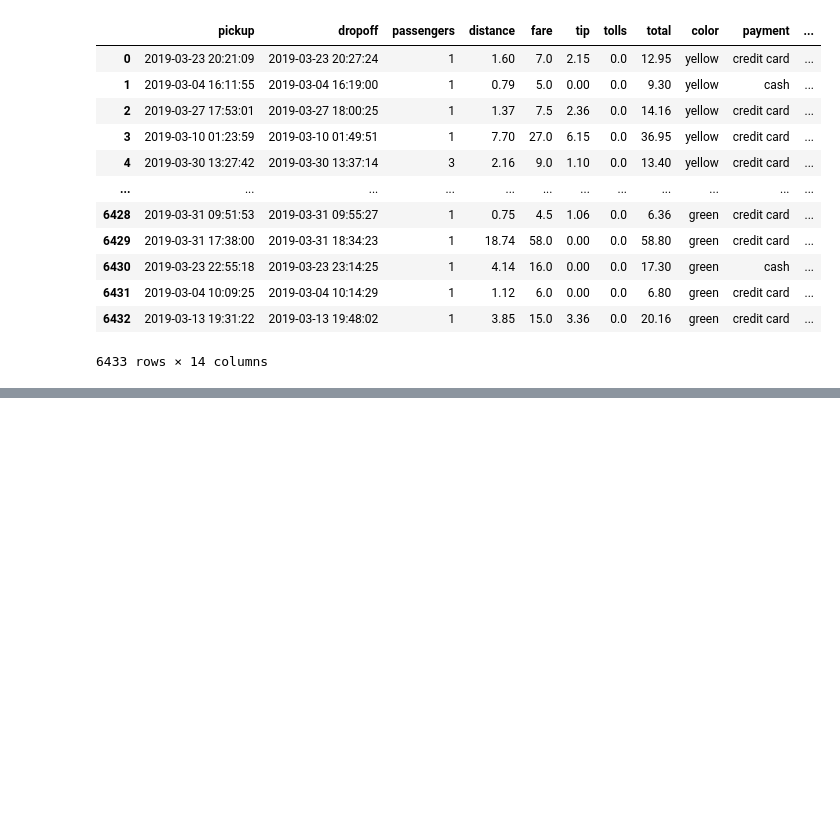
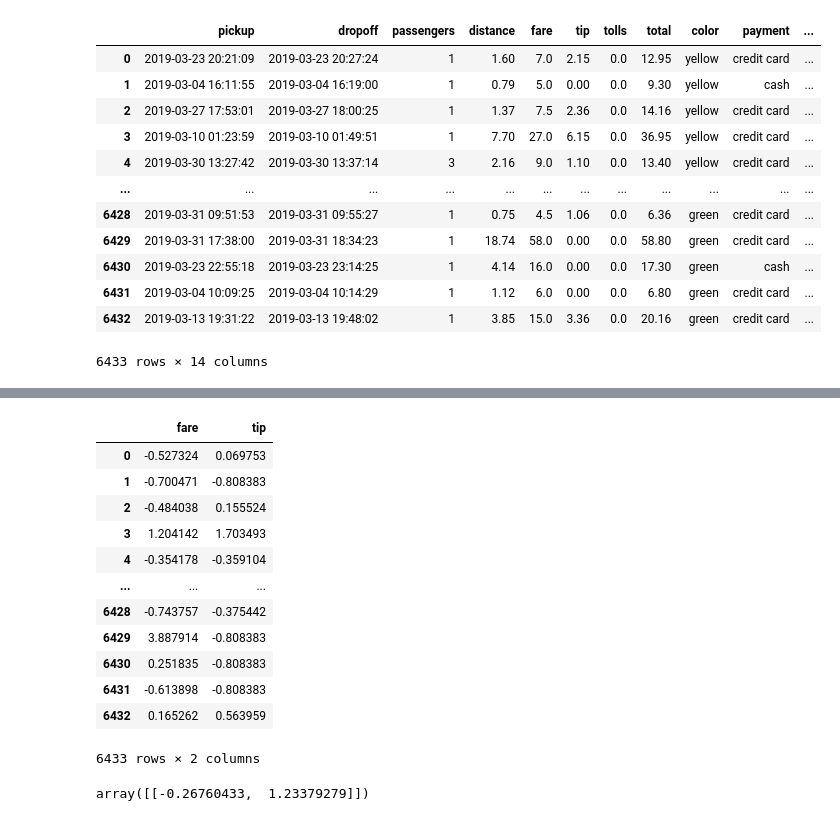
Before and after one commit to ramkishor-ch/ML, a Jupyter notebook: 6_ML_Feature scaling.ipynb, the cells around one changed output, grey strips where cells are left out. Cells and saved outputs as stored; diff of their text form; code cells hidden in the pictures; blank space fills up the shorter version.

```diff
--- a/6_ML_Feature scaling.ipynb
+++ b/6_ML_Feature scaling.ipynb
@@ -290,0 +375,3 @@ sns.load_dataset("taxis")
+# %%
+# Doing Fit and transform 2 columns at a time
+scaler_1.fit_transform(df_1[['fare', 'tip']])
@@ -290,0 +386,23 @@ sns.load_dataset("taxis")
+# %%
+pd.DataFrame(scaler_1.fit_transform(df_1[['fare', 'tip']]), columns = ['fare', 'tip'])
+# %% [output]
+|  | fare | tip |
+| 0 | -0.527324 | 0.069753 |
+| 1 | -0.700471 | -0.808383 |
+| 2 | -0.484038 | 0.155524 |
+| 3 | 1.204142 | 1.703493 |
+| 4 | -0.354178 | -0.359104 |
+| ... | ... | ... |
+| 6428 | -0.743757 | -0.375442 |
+| 6429 | 3.887914 | -0.808383 |
+| 6430 | 0.251835 | -0.808383 |
+| 6431 | -0.613898 | -0.808383 |
+| 6432 | 0.165262 | 0.563959 |
+6433 rows × 2 columns
+# %%
+# new data comes into the picture
+scaler_1.transform([[10, 5]])
+
+# New data is considered as test data
+# %% [output]
+array([[-0.26760433,  1.23379279]])
```
Also changed, not shown: parts of 15 cells of this notebook, 2 other files.
